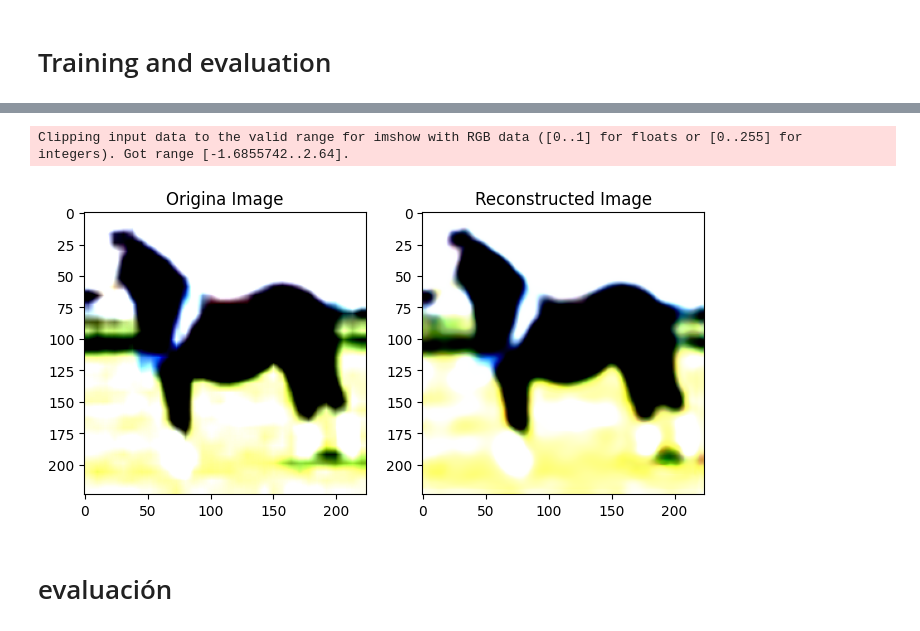
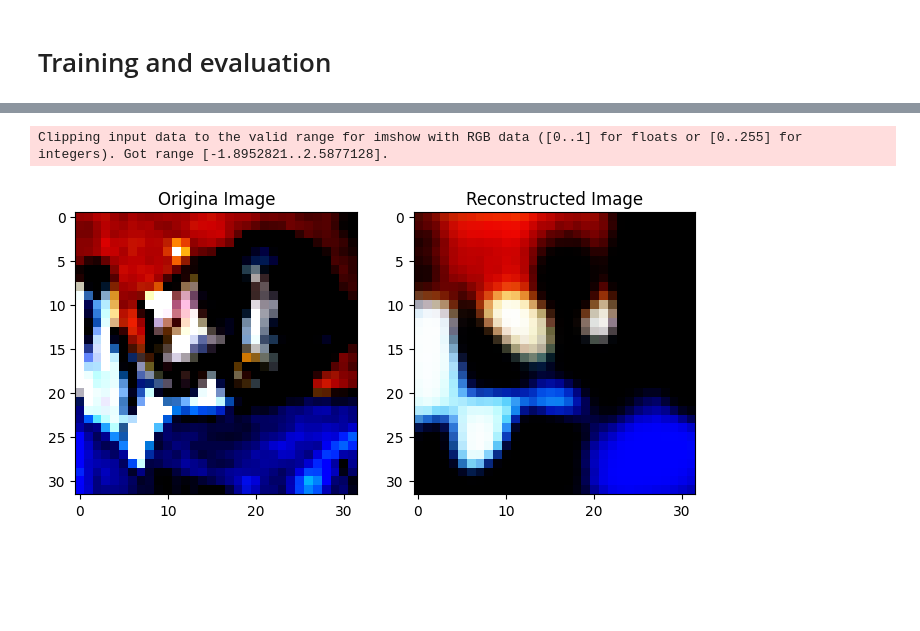
Before and after one commit to AinaT9/Autoencoder, a Jupyter notebook: autoencoder.ipynb, the cells around one changed output, grey strips where cells are left out. Saved outputs shown, nothing was run; the diff lists cells and outputs as text; code cells hidden in the pictures; blank space fills up the shorter version.

```diff
--- a/autoencoder.ipynb
+++ b/autoencoder.ipynb
@@ -253,13 +267,18 @@ def showImages(test_dl, model):
                 ax[1].set_title("Reconstructed Image")
                 plt.show()
                 break
-# %%
-showImages(test_dl, model)
-# %% [output]
-Clipping input data to the valid range for imshow with RGB data ([0..1] for floats or [0..255] for integers). Got range [-1.6855742..2.64].
-[figure, removed]
-# %% [markdown]
-# evaluación
+# %%
+def assignPretrainedModel(device,name:str):
+    mmodel =  model.to(device)
+    mmodel.load_state_dict(torch.load(name))
+    mmodel.eval()
+    return mmodel
+# %%
+assignPretrainedModel(device, "AE.pt")
+showImages(test_dl, model)
+# %% [output]
+Clipping input data to the valid range for imshow with RGB data ([0..1] for floats or [0..255] for integers). Got range [-1.8952821..2.5877128].
+[figure, added]
 # %%
 def calculate_metrics(model, test_dl, device):
     model.eval()
```
Also changed, not shown: parts of 47 cells of this notebook.
